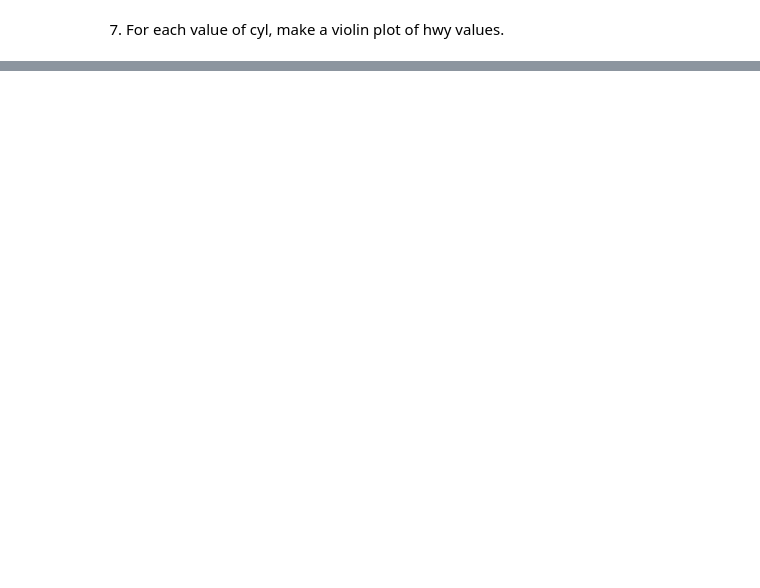
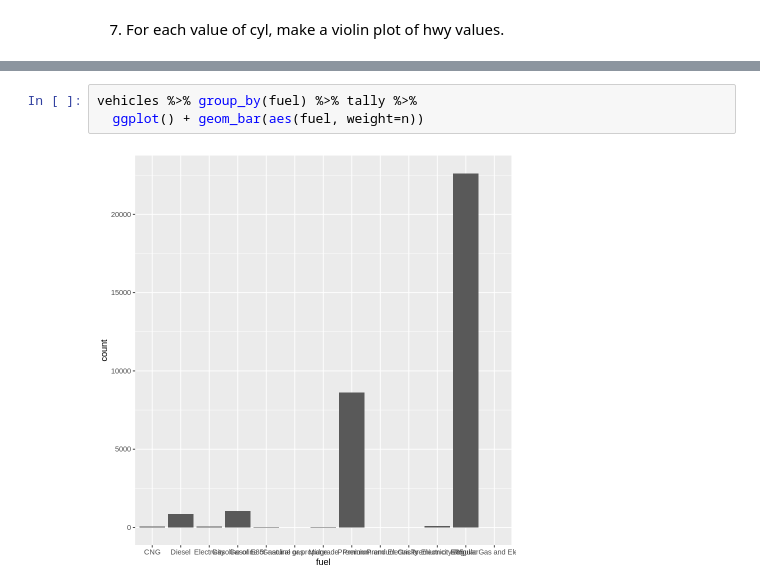
Before and after one commit to tskmr/BS, a Jupyter notebook: ex0530.ipynb, the cells around one changed output, grey strips where cells are left out. Cells and saved outputs as stored; diff of their text form; blank space fills up the shorter version.

```diff
--- a/ex0530.ipynb
+++ b/ex0530.ipynb
@@ -122,0 +169,5 @@ A tibble: 33384 × 12
+# %%
+vehicles %>% group_by(fuel) %>% tally %>%
+  ggplot() + geom_bar(aes(fuel, weight=n))
+# %% [output]
+[figure, added]
```
Also changed, not shown: parts of 23 cells of this notebook.
